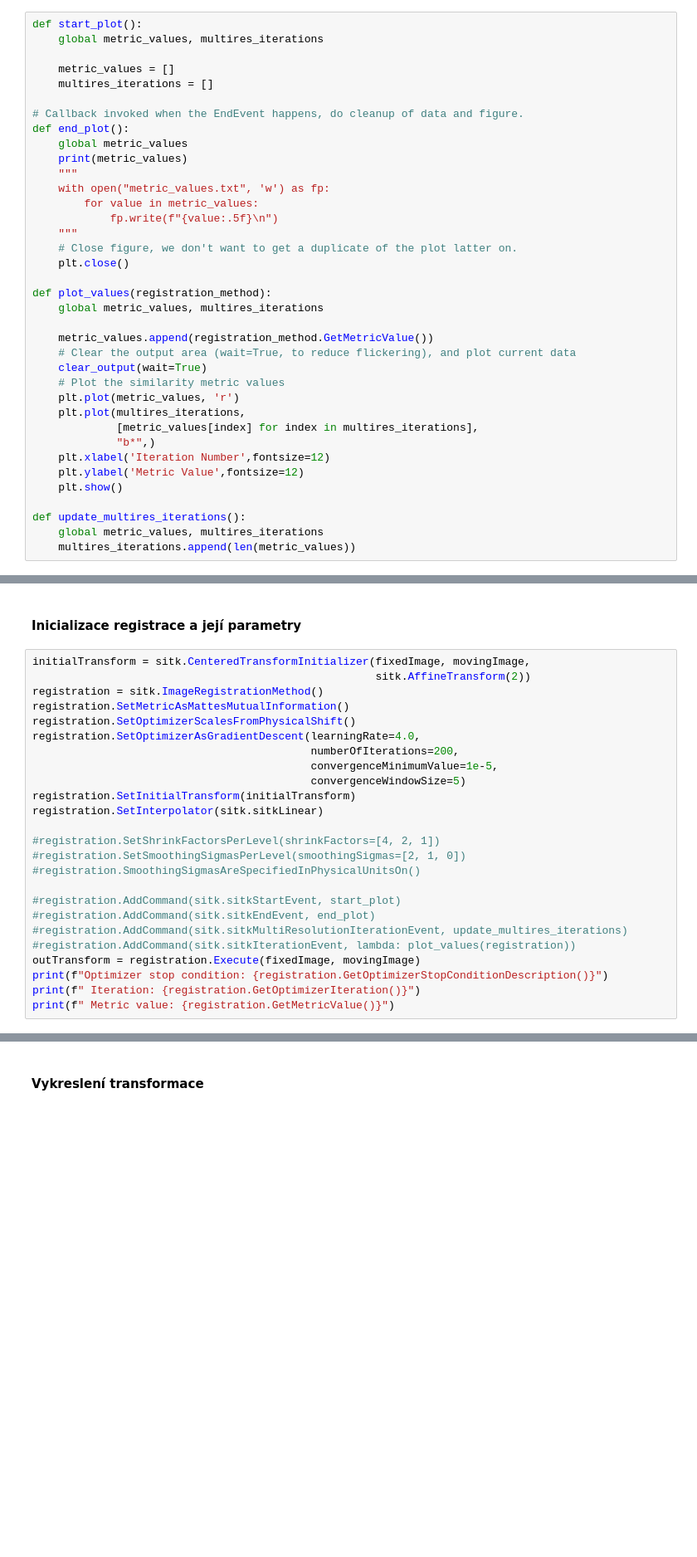
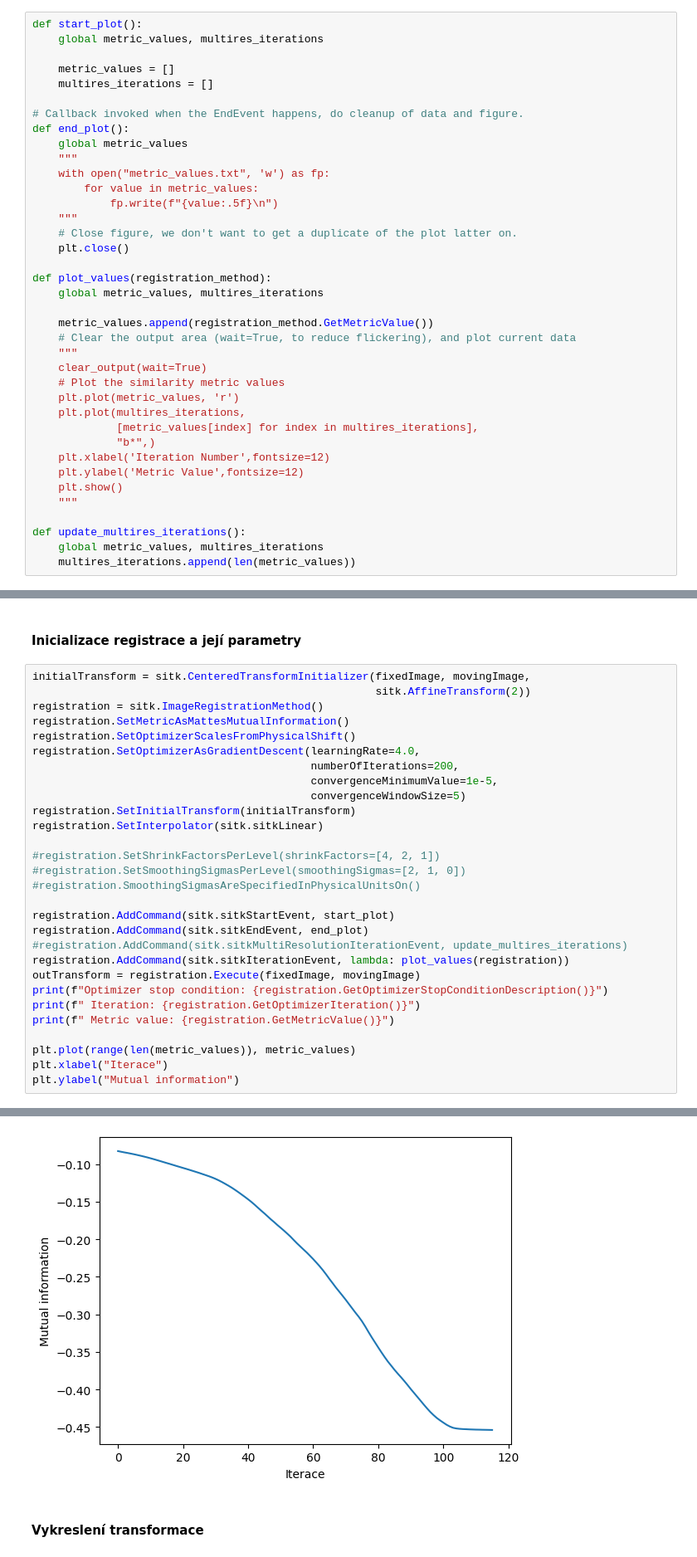
Before and after one commit to Vojtech-Benda/ca_isf, a Jupyter notebook: sitkRegistration.ipynb, the cells around one changed output, grey strips where cells are left out. Shown at 83% size. Cells and saved outputs as stored; diff of their text form; blank space fills up the shorter version.

Commit message:
added registration script

```diff
--- a/sitkRegistration.ipynb
+++ b/sitkRegistration.ipynb
@@ -15,7 +15,6 @@ def start_plot():
 # Callback invoked when the EndEvent happens, do cleanup of data and figure.
 def end_plot():
     global metric_values
-    print(metric_values)
     """
     with open("metric_values.txt", 'w') as fp:
         for value in metric_values:
@@ -29,6 +28,7 @@ def plot_values(registration_method):
 
     metric_values.append(registration_method.GetMetricValue())
     # Clear the output area (wait=True, to reduce flickering), and plot current data
+    """
     clear_output(wait=True)
     # Plot the similarity metric values
     plt.plot(metric_values, 'r')
@@ -38,6 +38,7 @@ def plot_values(registration_method):
     plt.xlabel('Iteration Number',fontsize=12)
     plt.ylabel('Metric Value',fontsize=12)
     plt.show()
+    """
 
 def update_multires_iterations():
     global metric_values, multires_iterations
@@ -98,14 +99,18 @@ registration.SetInterpolator(sitk.sitkLinear)
 #registration.SetSmoothingSigmasPerLevel(smoothingSigmas=[2, 1, 0])
 #registration.SmoothingSigmasAreSpecifiedInPhysicalUnitsOn()
 
-#registration.AddCommand(sitk.sitkStartEvent, start_plot)
-#registration.AddCommand(sitk.sitkEndEvent, end_plot)
+registration.AddCommand(sitk.sitkStartEvent, start_plot)
+registration.AddCommand(sitk.sitkEndEvent, end_plot)
 #registration.AddCommand(sitk.sitkMultiResolutionIterationEvent, update_multires_iterations)
-#registration.AddCommand(sitk.sitkIterationEvent, lambda: plot_values(registration))
+registration.AddCommand(sitk.sitkIterationEvent, lambda: plot_values(registration))
 outTransform = registration.Execute(fixedImage, movingImage)
 print(f"Optimizer stop condition: {registration.GetOptimizerStopConditionDescription()}")
 print(f" Iteration: {registration.GetOptimizerIteration()}")
 print(f" Metric value: {registration.GetMetricValue()}")
+
+plt.plot(range(len(metric_values)), metric_values)
+plt.xlabel("Iterace")
+plt.ylabel("Mutual information")
 # %% [output]
 Optimizer stop condition: GradientDescentOptimizerv4Template: Convergence checker passed at iteration 116.
  Iteration: 116
@@ -113,3 +119,4 @@ Optimizer stop condition: GradientDescentOptimizerv4Template: Convergence checke
+[figure, added]
 # %% [markdown]
 #### Vykreslení transformace
 # %%
```
Also changed, not shown: parts of 1 cell of this notebook, 2 other files.
